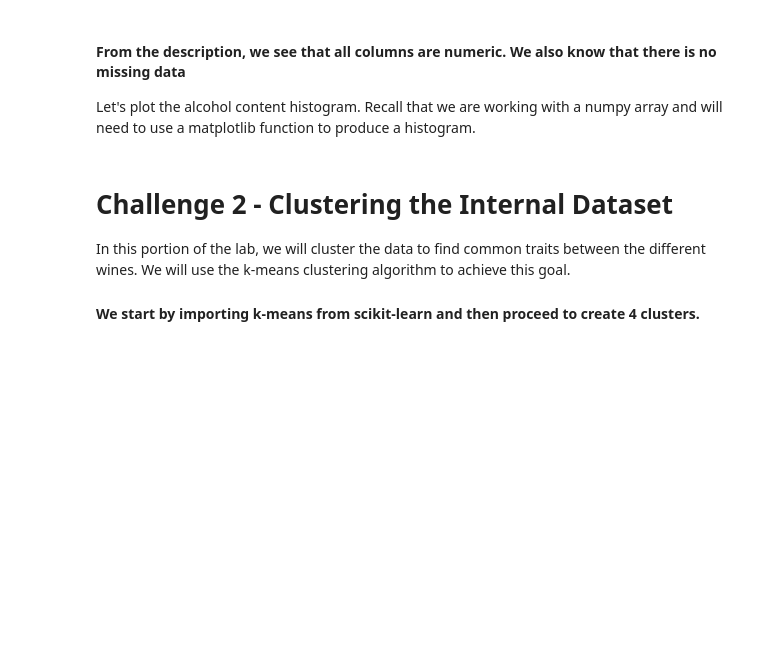
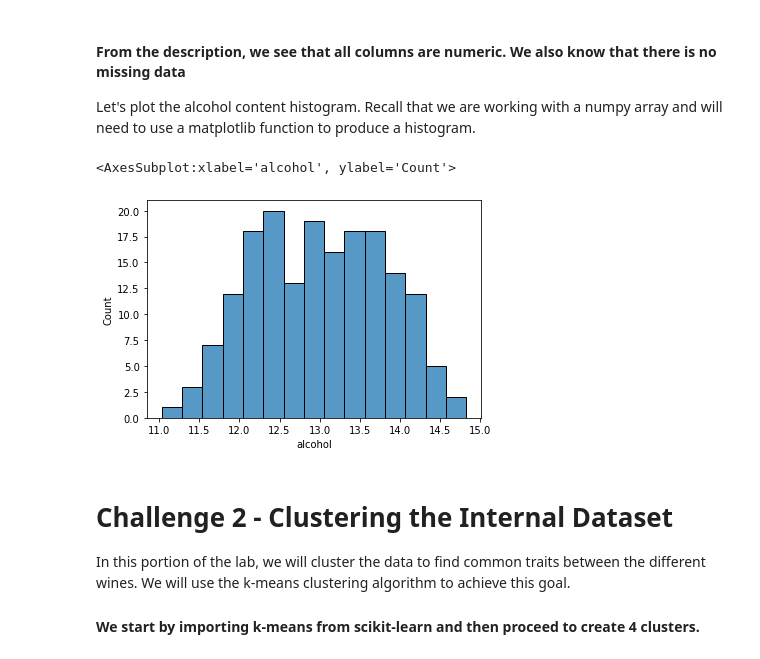
Before and after one commit to Ironhack-Data-Madrid-Enero-2022/lab-sklearn-and-unsupervised-learning, a Jupyter notebook: your-code/main.ipynb, the cells around one changed output. Saved outputs shown, nothing was run; the diff lists cells and outputs as text; code cells hidden in the pictures; blank space fills up the shorter version.

```diff
--- a/your-code/main.ipynb
+++ b/your-code/main.ipynb
@@ -20,2 +20,4 @@ In the cell below, use the `load_wine` function and assign the wine dataset to a
+# %%
+wine = load_wine()
 # %% [markdown]
 In the next step, list the keys of the variable `wine` to examine its contents. Note that the `load_wine` function does not return dataframes. It returns you a Python dictionary.
@@ -40,3 +74,10 @@ Let's plot the alcohol content histogram. Recall that we are working with a nump
+# %%
+data = pd.DataFrame(wine.data)
+data.columns = wine.feature_names
+sns.histplot(x = data.alcohol, bins = 15)
+# %% [output]
+<AxesSubplot:xlabel='alcohol', ylabel='Count'>
+[figure, added]
 # %% [markdown]
 # Challenge 2 - Clustering the Internal Dataset
 
```
Also changed, not shown: parts of 59 cells of this notebook.
